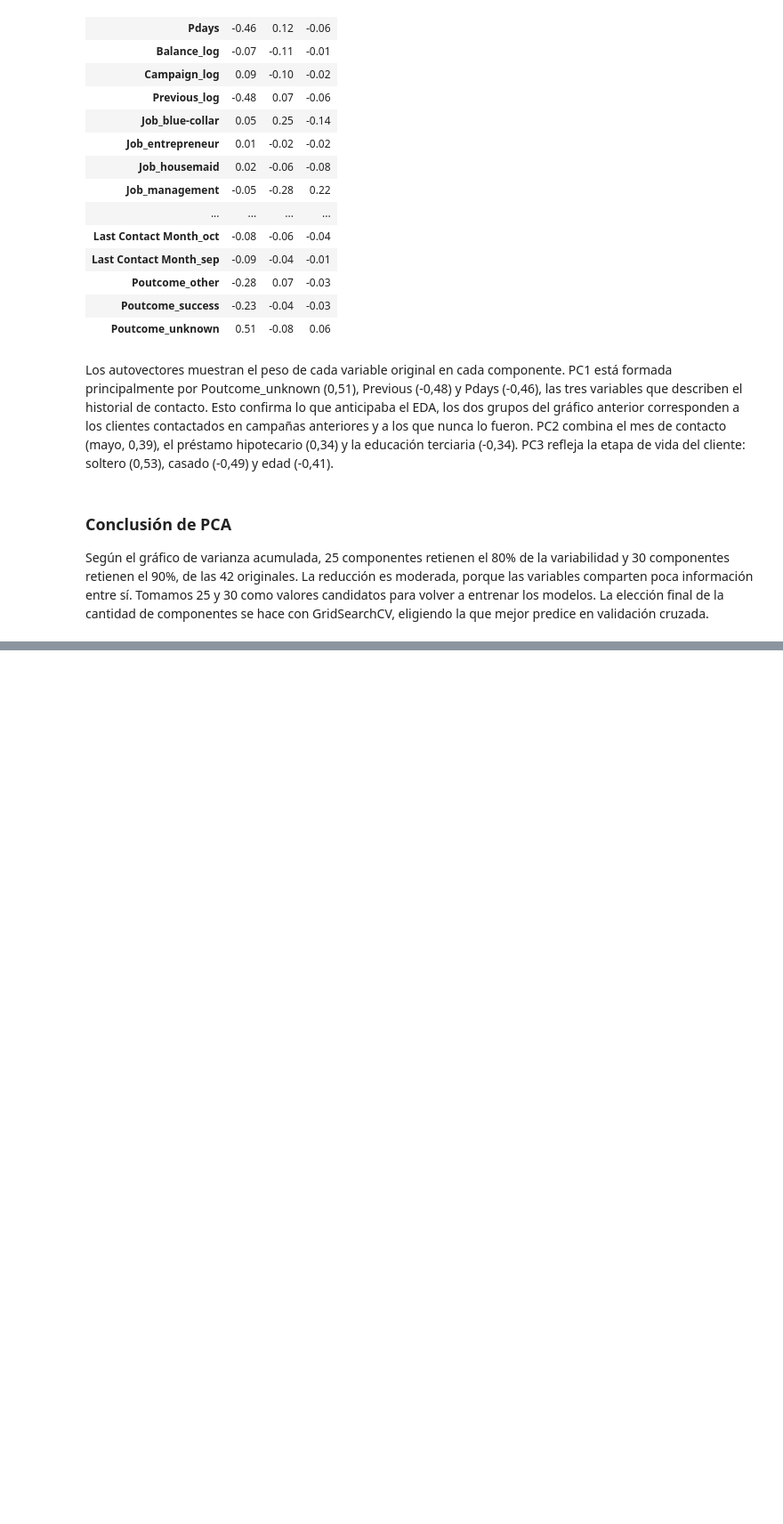
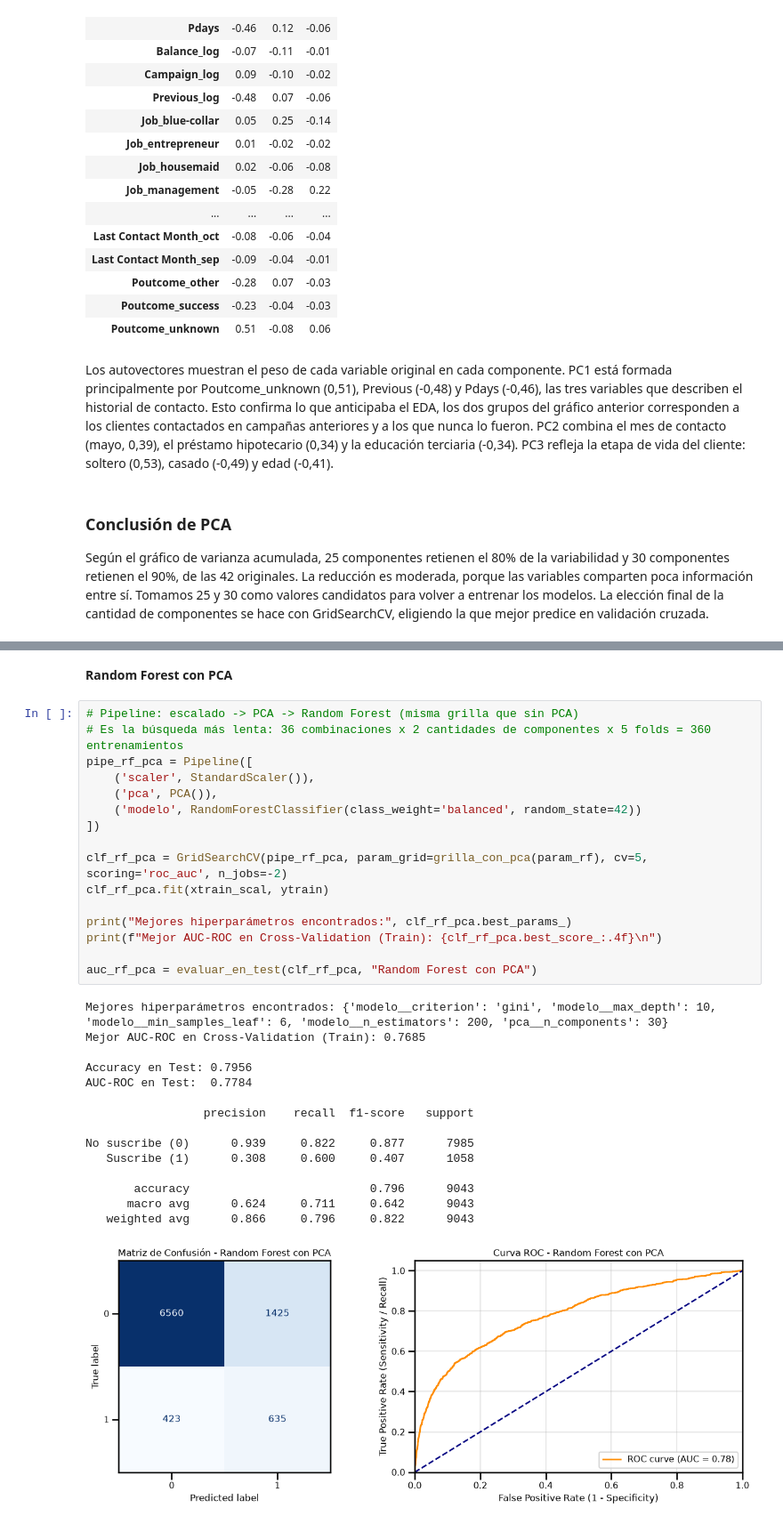
Before and after one commit to nach0osole/data_science_utn_clusterai2026_Sole, a Jupyter notebook: clusterai_juanignacio_sole_machine_learning.ipynb, the cells around one changed output, grey strips where cells are left out. Shown at 89% size. Cells and saved outputs as stored; diff of their text form; blank space fills up the shorter version.

```diff
--- a/clusterai_juanignacio_sole_machine_learning.ipynb
+++ b/clusterai_juanignacio_sole_machine_learning.ipynb
@@ -687,0 +841,34 @@ Según el gráfico de varianza acumulada, 25 componentes retienen el 80% de la v
+# %% [markdown]
+**Random Forest con PCA**
+# %%
+# Pipeline: escalado -> PCA -> Random Forest (misma grilla que sin PCA)
+# Es la búsqueda más lenta: 36 combinaciones x 2 cantidades de componentes x 5 folds = 360 entrenamientos
+pipe_rf_pca = Pipeline([
+    ('scaler', StandardScaler()),
+    ('pca', PCA()),
+    ('modelo', RandomForestClassifier(class_weight='balanced', random_state=42))
+])
+
+clf_rf_pca = GridSearchCV(pipe_rf_pca, param_grid=grilla_con_pca(param_rf), cv=5, scoring='roc_auc', n_jobs=-2)
+clf_rf_pca.fit(xtrain_scal, ytrain)
+
+print("Mejores hiperparámetros encontrados:", clf_rf_pca.best_params_)
+print(f"Mejor AUC-ROC en Cross-Validation (Train): {clf_rf_pca.best_score_:.4f}\n")
+
+auc_rf_pca = evaluar_en_test(clf_rf_pca, "Random Forest con PCA")
+# %% [output]
+Mejores hiperparámetros encontrados: {'modelo__criterion': 'gini', 'modelo__max_depth': 10, 'modelo__min_samples_leaf': 6, 'modelo__n_estimators': 200, 'pca__n_components': 30}
+Mejor AUC-ROC en Cross-Validation (Train): 0.7685
+
+Accuracy en Test: 0.7956
+AUC-ROC en Test:  0.7784
+
+                 precision    recall  f1-score   support
+
+No suscribe (0)      0.939     0.822     0.877      7985
+   Suscribe (1)      0.308     0.600     0.407      1058
+
+       accuracy                          0.796      9043
+      macro avg      0.624     0.711     0.642      9043
+   weighted avg      0.866     0.796     0.822      9043
+[figure, added]
```
Also changed, not shown: parts of 18 cells of this notebook.
